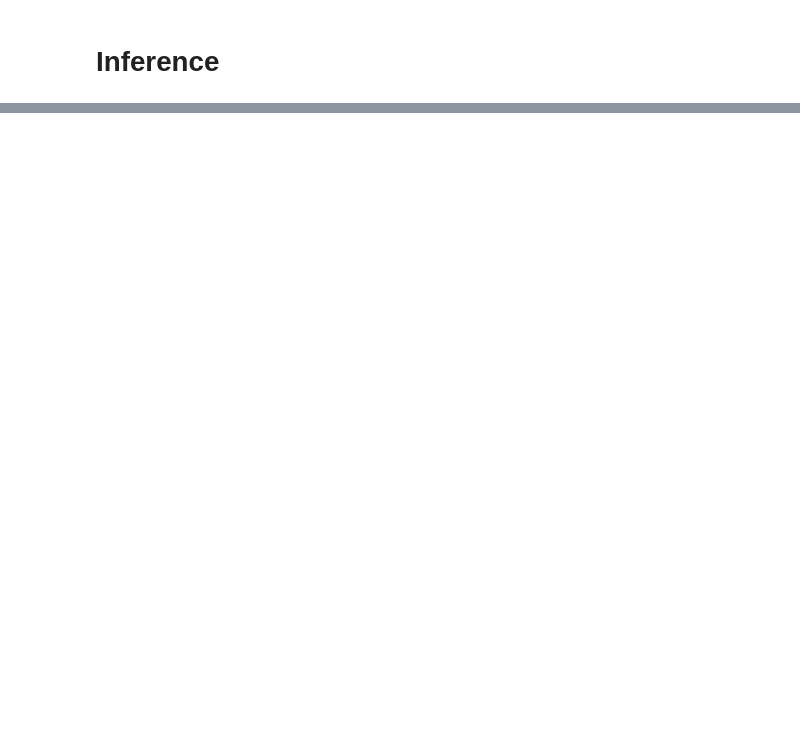
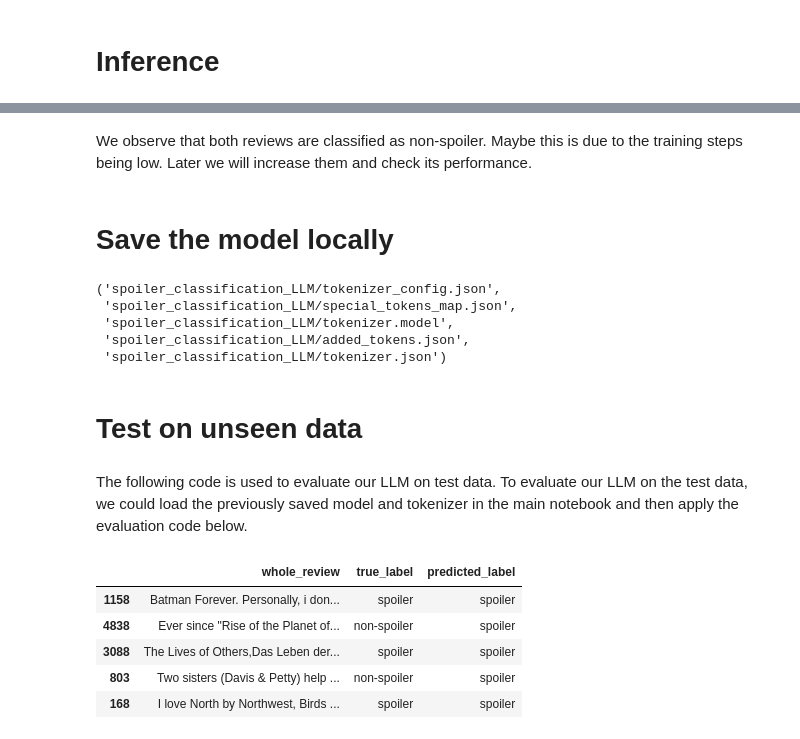
Before and after one commit to AntriaI/Sympetheres-DSC514, a Jupyter notebook: LLM_Mistral.ipynb, the cells around one changed output, grey strips where cells are left out. Drawn from its saved outputs; the diff is of its cells as text; code cells hidden in the pictures; blank space fills up the shorter version.

```diff
--- a/LLM_Mistral.ipynb
+++ b/LLM_Mistral.ipynb
@@ -78,17 +43,17 @@ O^O/ \_/ \    Torch: 2.6.0+cu124. CUDA: 7.5. CUDA Toolkit: 12.4. Triton: 3.2.0
  "-____-"     Free license: http://github.com/unslothai/unsloth
 Unsloth: Fast downloading is enabled - ignore downloading bars which are red colored!
 # %%
-# LoRa (Low Rank Adaptation) - Prepare the model for fine tuning
-# we update only some of the model's parameters
+# Prepare the model for fine tuning - update only some of the model's parameters
 model = FastLanguageModel.get_peft_model(
     model,
-    r = 16, #rank of the LoRa adapters
-    target_modules = ["q_proj", "k_proj", "v_proj", "o_proj", "gate_proj", "up_proj", "down_proj"], #the attention layers to which to apply LoRa
+    r = 16,
+    target_modules = ["q_proj", "k_proj", "v_proj", "o_proj",
+                      "gate_proj", "up_proj", "down_proj",],
     lora_alpha = 16,
     lora_dropout = 0,
     bias = "none",
     use_gradient_checkpointing = "unsloth",
-    random_state = 3407, #for reproducibility
+    random_state = 3407,
     use_rslora = False,
     loftq_config = None,
 )
@@ -292,0 +307,55 @@ def classify_review(review):
+# %% [markdown]
+We observe that both reviews are classified as non-spoiler. Maybe this is due to the training steps being low. Later we will increase them and check its performance.
+# %% [markdown]
+# Save the model locally
+# %%
+model.save_pretrained("spoiler_classification_LLM")
+tokenizer.save_pretrained("spoiler_classification_LLM")
+# %% [output]
+('spoiler_classification_LLM/tokenizer_config.json',
+ 'spoiler_classification_LLM/special_tokens_map.json',
+ 'spoiler_classification_LLM/tokenizer.model',
+ 'spoiler_classification_LLM/added_tokens.json',
+ 'spoiler_classification_LLM/tokenizer.json')
+# %% [markdown]
+# Test on unseen data
+# %% [markdown]
+The following code is used to evaluate our LLM on test data. To evaluate our LLM on the test data, we could load the previously saved model and tokenizer in the main notebook and then apply the evaluation code below.
+# %%
+# Instruction string (same as in training)
+instruction_text = "Classify the following movie review as either 'spoiler' or 'non-spoiler'."
+
+# Function to classify a single review
+def classify_review(review_text):
+    formatted_prompt = alpaca_prompt.format(instruction_text, review_text, "")
+    inputs = tokenizer([formatted_prompt], return_tensors="pt").to("cuda")
+    outputs = model.generate(**inputs, max_new_tokens=64, use_cache=True)
+    decoded = tokenizer.batch_decode(outputs, skip_special_tokens=True)[0]
+
+    # Extract only the predicted label from the generated response
+    if "spoiler" in decoded.lower():
+        if "non-spoiler" in decoded.lower() and decoded.lower().index("non-spoiler") < decoded.lower().index("spoiler"):
+            return "non-spoiler"
+        return "spoiler"
+    return "non-spoiler"
+
+
+# Apply classification
+predictions = []
+for review in test_df["whole_review"]:
+    pred = classify_review(review)
+    predictions.append(pred)
+
+# Save results the dataframe
+test_df["predicted_label"] = predictions
+test_df["true_label"] = test_df["is_spoiler"].apply(lambda x: "spoiler" if x else "non-spoiler")
+
+# View results
+test_df[["whole_review", "true_label", "predicted_label"]].head()
+# %% [output]
+|  | whole_review | true_label | predicted_label |
+| 1158 | Batman Forever. Personally, i don... | spoiler | spoiler |
+| 4838 | Ever since "Rise of the Planet of... | non-spoiler | spoiler |
+| 3088 | The Lives of Others,Das Leben der... | spoiler | spoiler |
+| 803 | Two sisters (Davis & Petty) help ... | non-spoiler | spoiler |
+| 168 | I love North by Northwest, Birds ... | spoiler | spoiler |
```
Also changed, not shown: parts of 45 cells of this notebook.
